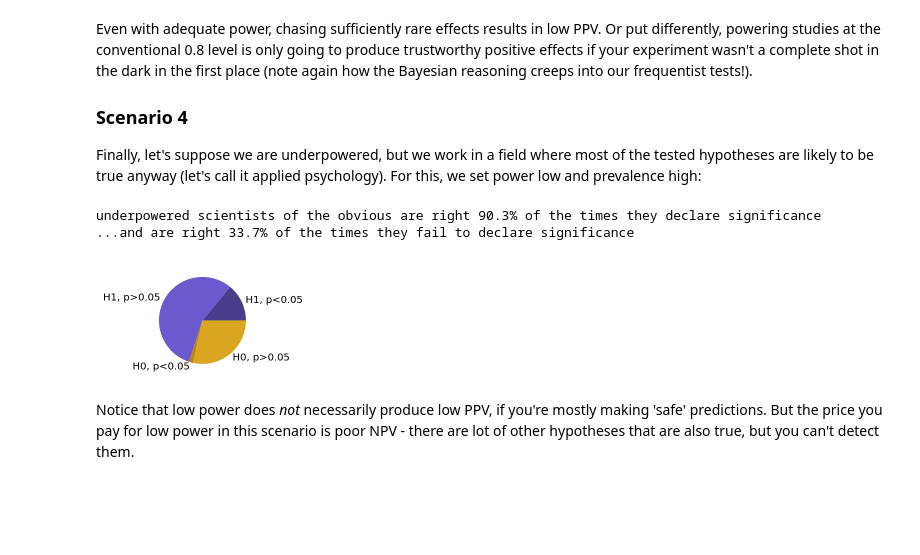
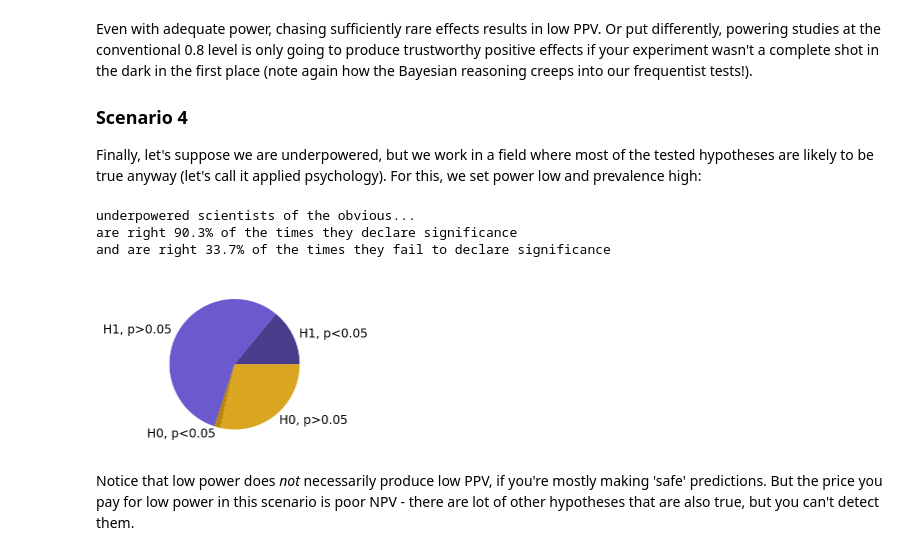
Before and after one commit to jooh/jooh.github.io, a Jupyter notebook: content/data/power_1.ipynb, the cells around one changed output. Drawn from its saved outputs; the diff is of its cells as text; code cells hidden in the pictures; blank space fills up the shorter version.

```diff
--- a/content/data/power_1.ipynb
+++ b/content/data/power_1.ipynb
@@ -68,25 +71,29 @@ The title claim in Ioannidis (2005) that most published claims are false holds s
 # %%
 # in python, PPV and NPV can be calculated as
 # notice that we use power (1-beta) as input instead of beta here
-ppv = lambda power, alpha, prevalence: (power * prevalence) / \
-    (power * prevalence + alpha * (1 - prevalence))
+ppv = lambda power, alpha, prevalence: (power * prevalence) / (
+    power * prevalence + alpha * (1 - prevalence)
+)
 # or odds formulation if you prefer
 ppv_odds = lambda power, alpha, R: (power * R) / (power * R + alpha)
-npv = lambda power, alpha, prevalence: ((1-alpha) * (1-prevalence)) / \
-    ((1-alpha) * (1 - prevalence) + (1-power) * prevalence)
+npv = lambda power, alpha, prevalence: ((1 - alpha) * (1 - prevalence)) / (
+    (1 - alpha) * (1 - prevalence) + (1 - power) * prevalence
+)
 
 # we can also visualise the scenario with a pie chart like so:
 def power_pie(power, alpha, prevalence):
     # we can either 'hit' or 'miss' true positives
     hits = power * prevalence
-    misses = (1-power) * prevalence
+    misses = (1 - power) * prevalence
     # and for true positives, we can have false positives and correct rejections
-    false_positives = alpha * (1-prevalence)
-    correct_rejections = (1-alpha) * (1-prevalence)
+    false_positives = alpha * (1 - prevalence)
+    correct_rejections = (1 - alpha) * (1 - prevalence)
     ax = plt.gca()
-    ax.pie((hits, misses, false_positives, correct_rejections),
-           labels=(f"H1, p<{alpha}", f"H1, p>{alpha}", f"H0, p<{alpha}", f"H0, p>{alpha}"),
-           colors=("darkslateblue", "slateblue", "darkgoldenrod", "goldenrod"))
+    ax.pie(
+        (hits, misses, false_positives, correct_rejections),
+        labels=(f"H1, p<{alpha}", f"H1, p>{alpha}", f"H0, p<{alpha}", f"H0, p>{alpha}"),
+        colors=("darkslateblue", "slateblue", "darkgoldenrod", "goldenrod"),
+    )
     return
 # %% [markdown]
 ### Scenario 1
@@ -152,17 +174,22 @@ Finally, let's suppose we are underpowered, but we work in a field where most of
 # %%
 obvious_arg = dict(power=0.2, alpha=0.05, prevalence=0.7)
 obvious = ppv(**obvious_arg)
-print(f"underpowered scientists of the obvious are right {obvious*100:.3}% "
-      "of the times they declare significance")
+print(
+    f"underpowered scientists of the obvious...\nare right {obvious*100:.3}% "
+    "of the times they declare significance"
+)
 obvious_neg = npv(**obvious_arg)
-print(f"...and are right {obvious_neg*100:.3}% "
-      "of the times they fail to declare significance")
-fig, ax = plt.subplots(1, 1, figsize=[2, 2])
+print(
+    f"and are right {obvious_neg*100:.3}% "
+    "of the times they fail to declare significance"
+)
+fig, ax = plt.subplots(1, 1, figsize=[3, 3])
 power_pie(**obvious_arg)
 # %% [output]
-underpowered scientists of the obvious are right 90.3% of the times they declare significance
-...and are right 33.7% of the times they fail to declare significance
+underpowered scientists of the obvious...
+are right 90.3% of the times they declare significance
+and are right 33.7% of the times they fail to declare significance
-[figure, old version]
+[figure, new version]
 # %% [markdown]
 Notice that low power does *not* necessarily produce low PPV, if you're mostly making 'safe' predictions. But the price you pay for low power in this scenario is poor NPV - there are lot of other hypotheses that are also true, but you can't detect them.
 # %% [markdown]
```
Also changed, not shown: parts of 6 cells of this notebook, 1 other file.
